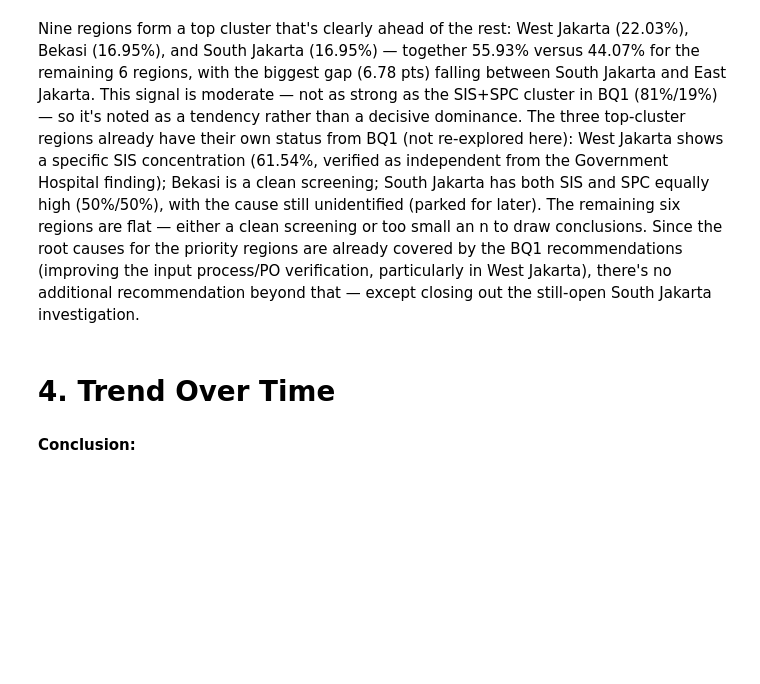
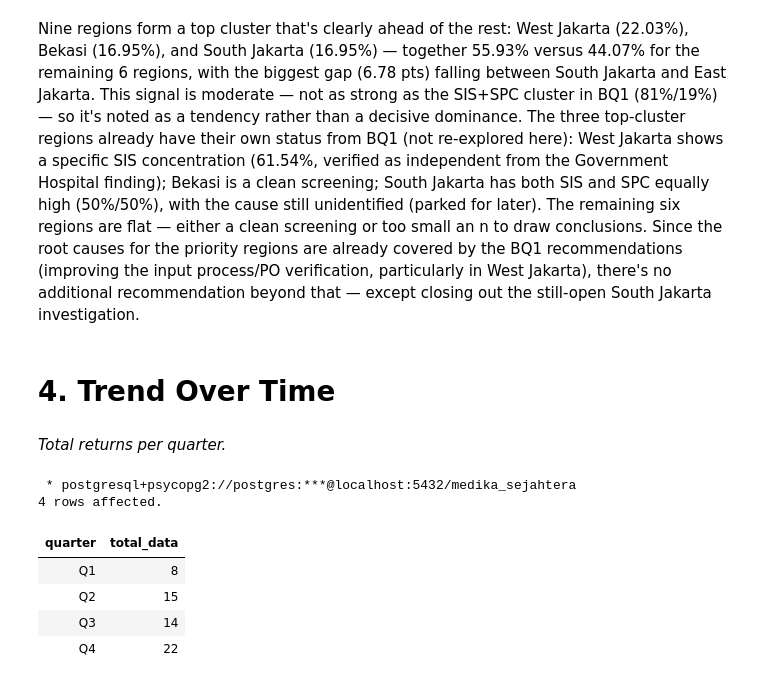
Before and after one commit to Rpfitrah/return-analysis-medika-sejahtera, a Jupyter notebook: Notebook/EDA.ipynb, the cells around one changed output. Saved outputs shown, nothing was run; the diff lists cells and outputs as text; code cells hidden in the pictures; blank space fills up the shorter version.

Commit message:
Total returns per quarter

```diff
--- a/Notebook/EDA.ipynb
+++ b/Notebook/EDA.ipynb
@@ -1041,5 +1041,30 @@ Private Hospital is the customer type with the most returns (45.76%, 27 of 59 ca
 Nine regions form a top cluster that's clearly ahead of the rest: West Jakarta (22.03%), Bekasi (16.95%), and South Jakarta (16.95%) — together 55.93% versus 44.07% for the remaining 6 regions, with the biggest gap (6.78 pts) falling between South Jakarta and East Jakarta. This signal is moderate — not as strong as the SIS+SPC cluster in BQ1 (81%/19%) — so it's noted as a tendency rather than a decisive dominance. The three top-cluster regions already have their own status from BQ1 (not re-explored here): West Jakarta shows a specific SIS concentration (61.54%, verified as independent from the Government Hospital finding); Bekasi is a clean screening; South Jakarta has both SIS and SPC equally high (50%/50%), with the cause still unidentified (parked for later). The remaining six regions are flat — either a clean screening or too small an n to draw conclusions. Since the root causes for the priority regions are already covered by the BQ1 recommendations (improving the input process/PO verification, particularly in West Jakarta), there's no additional recommendation beyond that — except closing out the still-open South Jakarta investigation.
 # %% [markdown]
 # 4. Trend Over Time
-# %% [markdown]
-**Conclusion:**
+# %% [markdown]
+*Total returns per quarter.*
+# %%
+%%sql
+
+SELECT
+    CASE
+        WHEN EXTRACT(MONTH FROM return_date) BETWEEN 1 AND 3 THEN 'Q1'
+        WHEN EXTRACT(MONTH FROM return_date) BETWEEN 4 AND 6 THEN 'Q2'
+        WHEN EXTRACT(MONTH FROM return_date) BETWEEN 7 AND 9 THEN 'Q3'
+        WHEN EXTRACT(MONTH FROM return_date) BETWEEN 10 AND 12 THEN 'Q4'
+    END AS quarter,
+    COUNT(*) AS total_data
+FROM
+    return_cleaned
+GROUP BY
+    quarter
+ORDER BY
+    quarter
+# %% [output]
+ * postgresql+psycopg2://postgres:***@localhost:5432/medika_sejahtera
+4 rows affected.
+| quarter | total_data |
+| Q1 | 8 |
+| Q2 | 15 |
+| Q3 | 14 |
+| Q4 | 22 |
```
